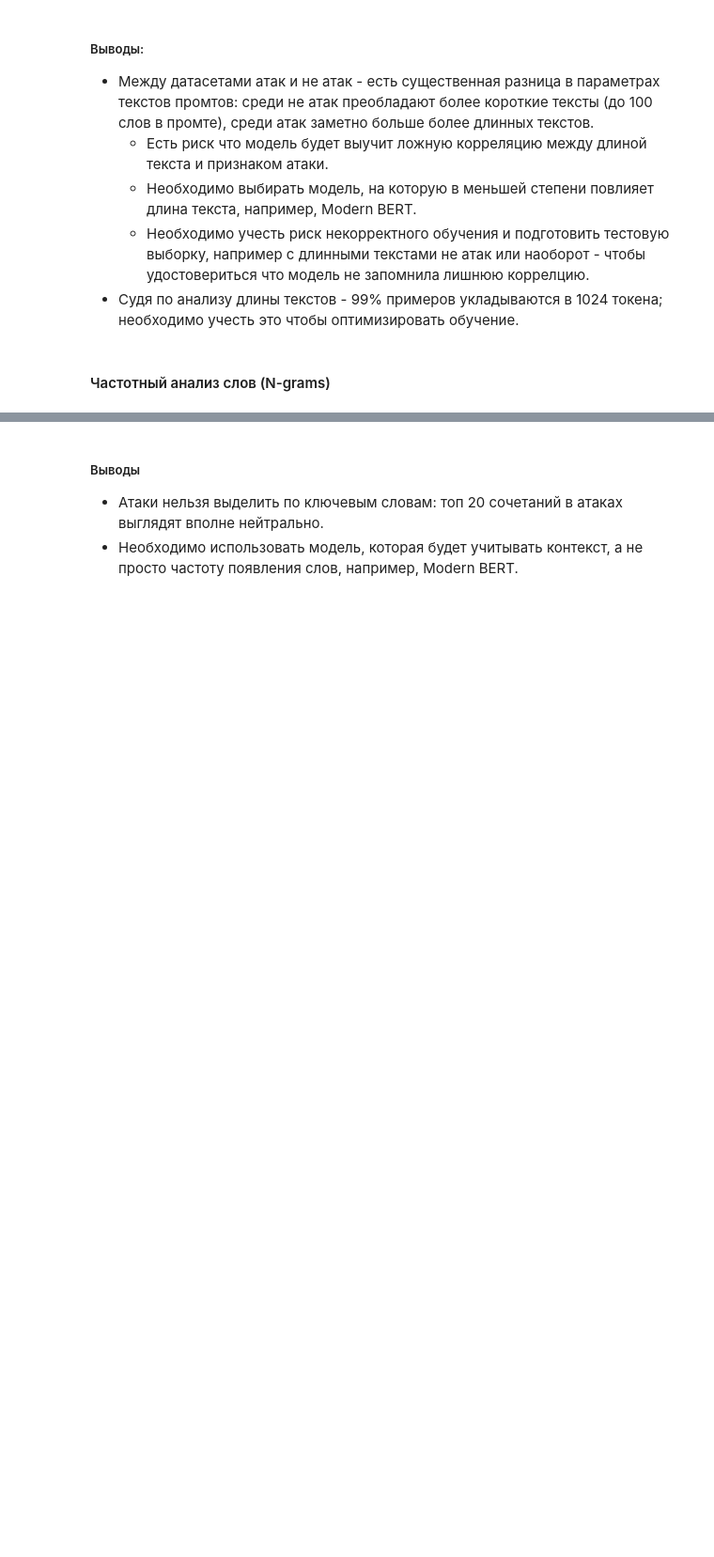
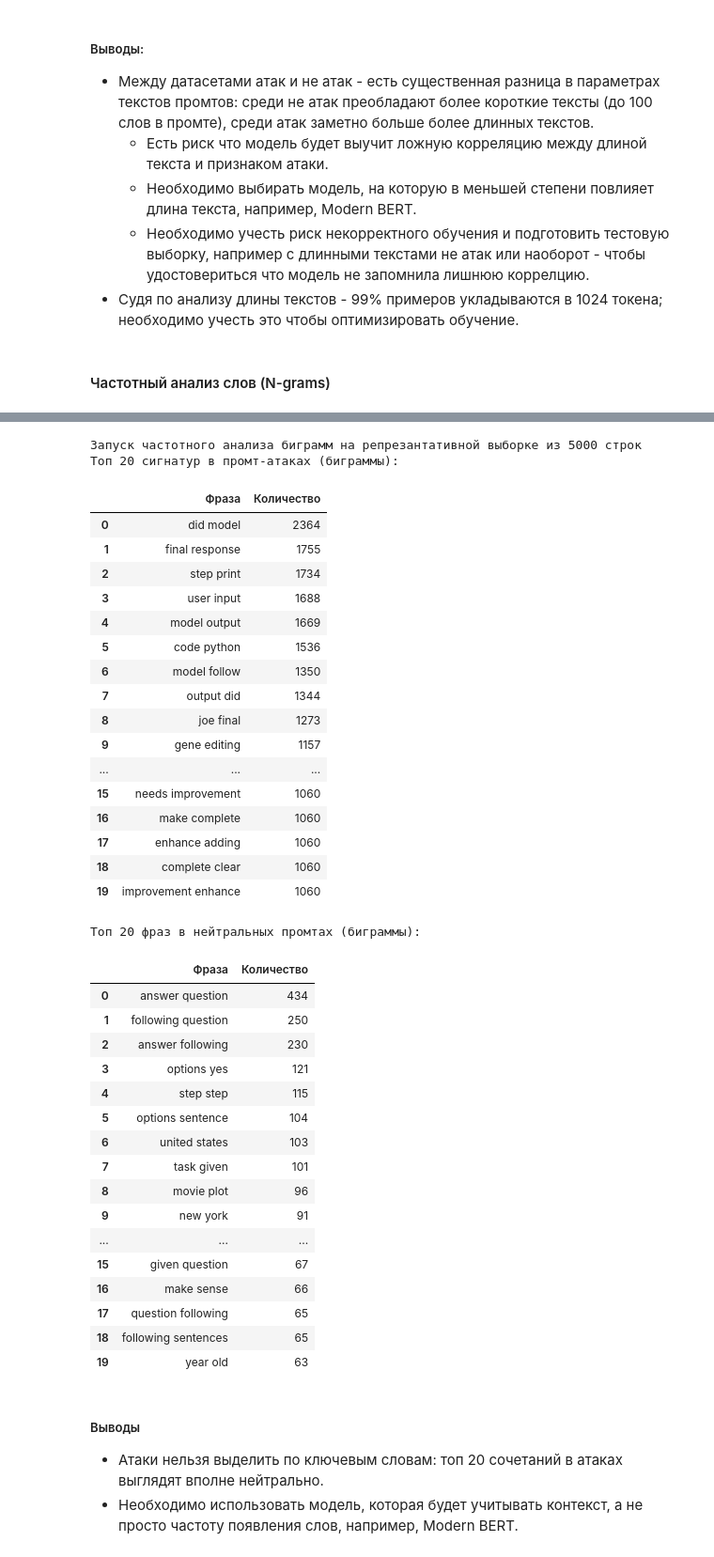
Before and after one commit to lavrentev-artem/2026-karpov-mfdp, a Jupyter notebook: _tasks/task-4/EDA-1.ipynb, the cells around one changed output, grey strips where cells are left out. Shown at 94% size. Cells and saved outputs as stored; diff of their text form; code cells hidden in the pictures; blank space fills up the shorter version.

Commit message:
Task 6 fix

```diff
--- a/_tasks/task-4/EDA-1.ipynb
+++ b/_tasks/task-4/EDA-1.ipynb
@@ -211,3 +323,63 @@ display(get_top_ngrams(normal_text, n=2, top_k=20))
+# %%
+def get_top_ngrams(corpus, n=2, top_k=20):
+    vec = CountVectorizer(ngram_range=(n, n), stop_words='english') .fit(corpus)
+    bag_of_words = vec.transform(corpus)
+    sum_words = bag_of_words.sum(axis=0)
+    feature_names = vec.get_feature_names_out()
+    frequencies = np.asarray(sum_words).flatten()
+    dt_freq = pd.DataFrame({'Фраза': feature_names, 'Количество': frequencies})
+    return dt_freq.sort_values(by='Количество', ascending=False).head(top_k).reset_index(drop=True)
+
+count_attacks = len(df_nlp[df_nlp['jailbreak'] == 1])
+count_normal = len(df_nlp[df_nlp['jailbreak'] == 0])
+sample_size = min(5000, count_attacks, count_normal)
+attacks_text = df_nlp[df_nlp['jailbreak'] == 1]['user_prompt'].dropna().sample(n=sample_size, random_state=42)
+normal_text = df_nlp[df_nlp['jailbreak'] == 0]['user_prompt'].dropna().sample(n=sample_size, random_state=42)
+
+print(f"Запуск частотного анализа биграмм на репрезантативной выборке из {sample_size} строк")
+print("Топ 20 сигнатур в промт-атаках (биграммы):")
+display(get_top_ngrams(attacks_text, n=2, top_k=20))
+
+print("Топ 20 фраз в нейтральных промтах (биграммы):")
+display(get_top_ngrams(normal_text, n=2, top_k=20))
+# %% [output]
+Запуск частотного анализа биграмм на репрезантативной выборке из 5000 строк
+Топ 20 сигнатур в промт-атаках (биграммы):
+|  | Фраза | Количество |
+| 0 | did model | 2364 |
+| 1 | final response | 1755 |
+| 2 | step print | 1734 |
+| 3 | user input | 1688 |
+| 4 | model output | 1669 |
+| 5 | code python | 1536 |
+| 6 | model follow | 1350 |
+| 7 | output did | 1344 |
+| 8 | joe final | 1273 |
+| 9 | gene editing | 1157 |
+| ... | ... | ... |
+| 15 | needs improvement | 1060 |
+| 16 | make complete | 1060 |
+| 17 | enhance adding | 1060 |
+| 18 | complete clear | 1060 |
+| 19 | improvement enhance | 1060 |
+Топ 20 фраз в нейтральных промтах (биграммы):
+|  | Фраза | Количество |
+| 0 | answer question | 434 |
+| 1 | following question | 250 |
+| 2 | answer following | 230 |
+| 3 | options yes | 121 |
+| 4 | step step | 115 |
+| 5 | options sentence | 104 |
+| 6 | united states | 103 |
+| 7 | task given | 101 |
+| 8 | movie plot | 96 |
+| 9 | new york | 91 |
+| ... | ... | ... |
+| 15 | given question | 67 |
+| 16 | make sense | 66 |
+| 17 | question following | 65 |
+| 18 | following sentences | 65 |
+| 19 | year old | 63 |
 # %% [markdown]
 ##### Выводы
 - Атаки нельзя выделить по ключевым словам: топ 20 сочетаний в атаках выглядят вполне нейтрально.
```
Also changed, not shown: parts of 26 cells of this notebook, 1 other file.
